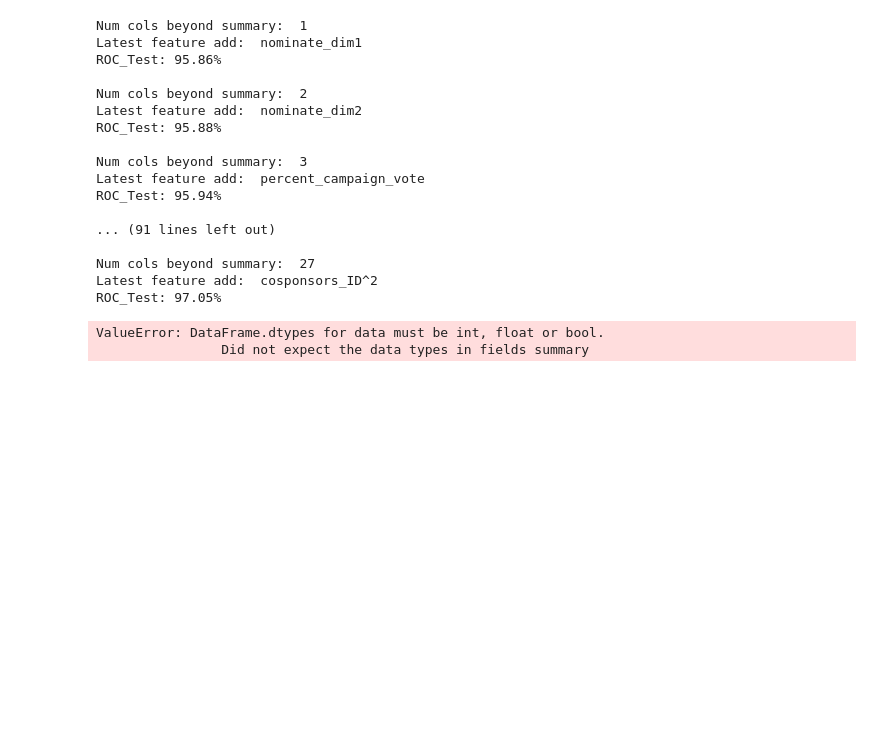
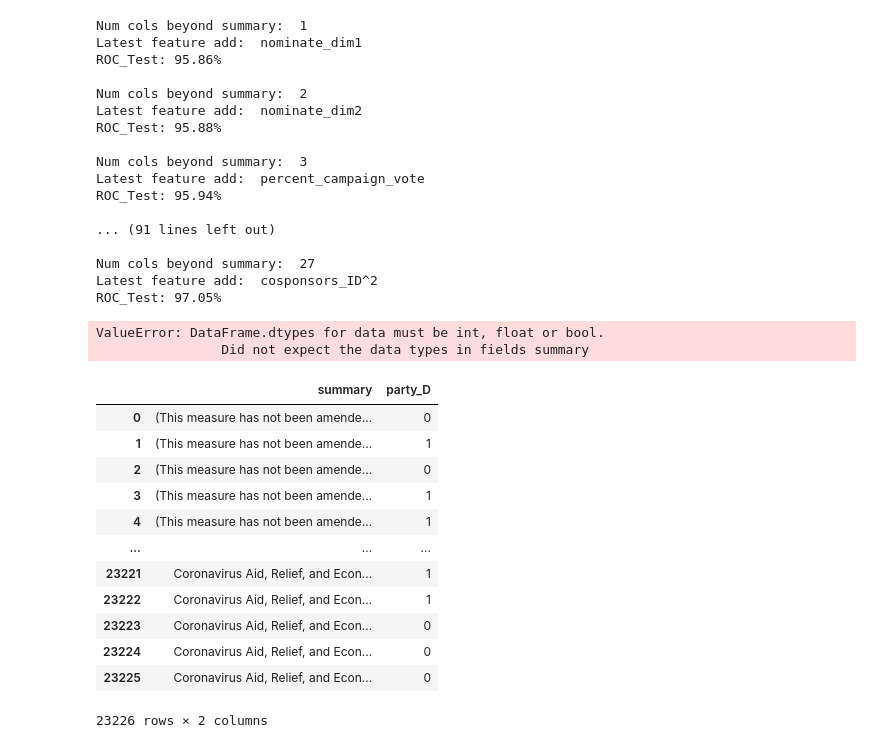
Before and after one commit to zapatos24/senator_nlp_vote_prediction, a Jupyter notebook: XGBoost_Model.ipynb, the cells around one changed output. Cells and saved outputs as stored; diff of their text form; code cells hidden in the pictures; blank space fills up the shorter version.

```diff
--- a/XGBoost_Model.ipynb
+++ b/XGBoost_Model.ipynb
@@ -471,3 +514,19 @@ Latest feature add:  cosponsors_ID^2
 ROC_Test: 97.05%
 ValueError: DataFrame.dtypes for data must be int, float or bool.
                 Did not expect the data types in fields summary
+# %%
+main_df[['summary', 'party_D']]
+# %% [output]
+|  | summary | party_D |
+| 0 | (This measure has not been amende... | 0 |
+| 1 | (This measure has not been amende... | 1 |
+| 2 | (This measure has not been amende... | 0 |
+| 3 | (This measure has not been amende... | 1 |
+| 4 | (This measure has not been amende... | 1 |
+| ... | ... | ... |
+| 23221 | Coronavirus Aid, Relief, and Econ... | 1 |
+| 23222 | Coronavirus Aid, Relief, and Econ... | 1 |
+| 23223 | Coronavirus Aid, Relief, and Econ... | 0 |
+| 23224 | Coronavirus Aid, Relief, and Econ... | 0 |
+| 23225 | Coronavirus Aid, Relief, and Econ... | 0 |
+23226 rows × 2 columns
```
Also changed, not shown: parts of 18 cells of this notebook, 3 other files.
